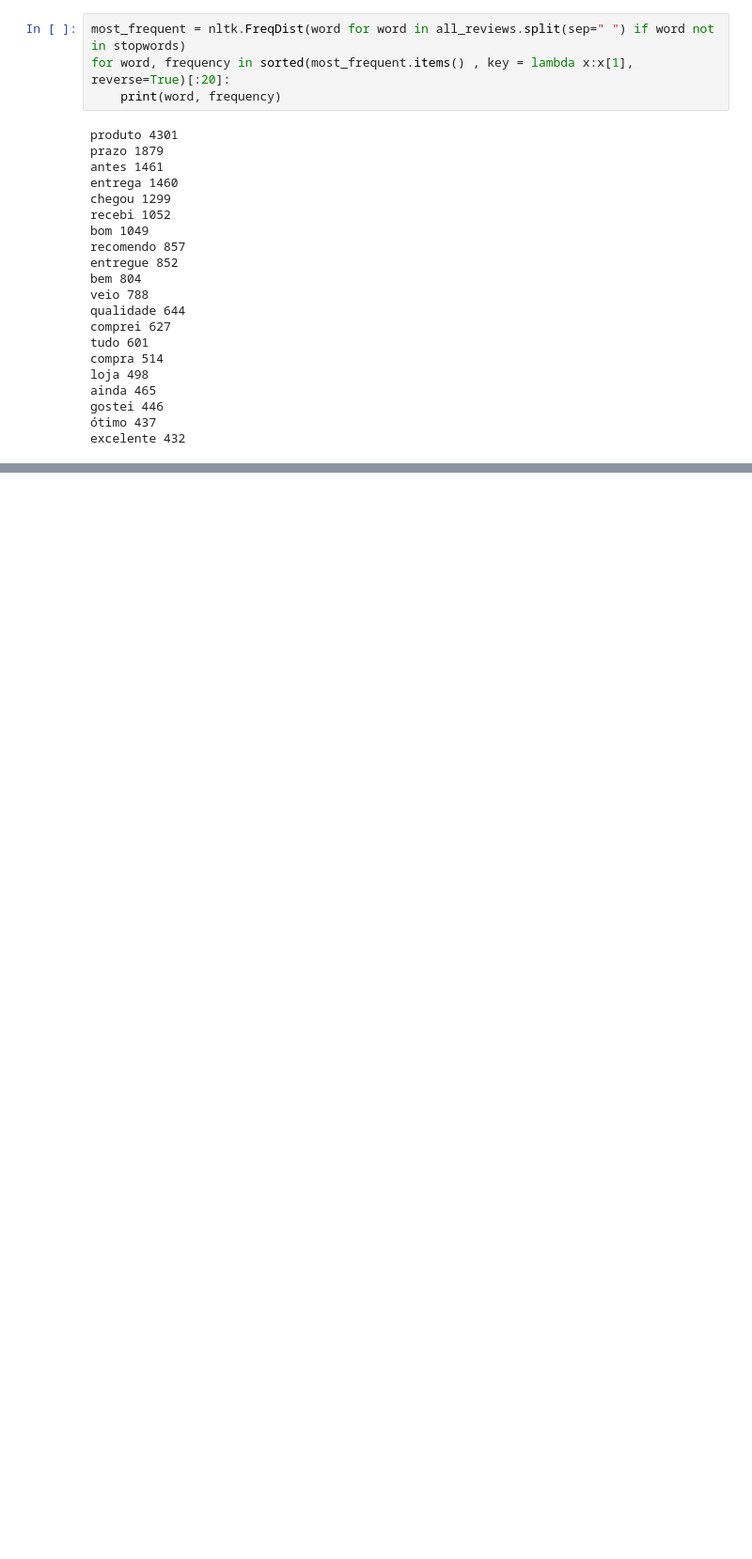
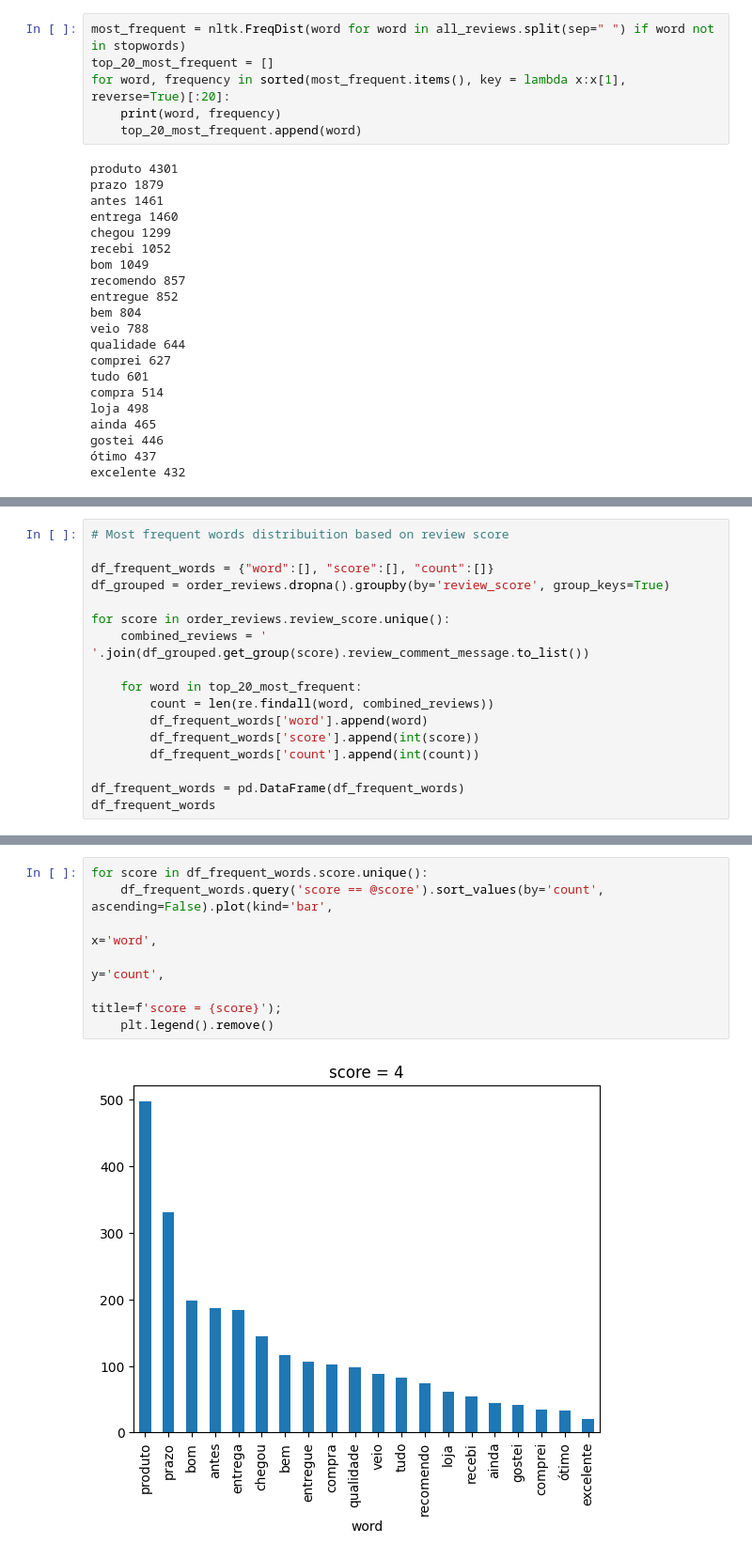
Before and after one commit to gabriela123-dev/brecom-analysis, a Jupyter notebook: brecom_analysis.ipynb, the cells around one changed output, grey strips where cells are left out. Shown at 94% size. Drawn from its saved outputs; the diff is of its cells as text; blank space fills up the shorter version.

Commit message:
calculated most frequent words total and by score

```diff
--- a/brecom_analysis.ipynb
+++ b/brecom_analysis.ipynb
@@ -588,7 +581,9 @@ ax.set_axis_off()
 # %%
 most_frequent = nltk.FreqDist(word for word in all_reviews.split(sep=" ") if word not in stopwords)
-for word, frequency in sorted(most_frequent.items() , key = lambda x:x[1], reverse=True)[:20]:
+top_20_most_frequent = []
+for word, frequency in sorted(most_frequent.items(), key = lambda x:x[1], reverse=True)[:20]:
     print(word, frequency)
+    top_20_most_frequent.append(word)
 # %% [output]
 produto 4301
 prazo 1879
@@ -612,0 +610,17 @@ excelente 432
+# %%
+# Most frequent words distribuition based on review score
+
+df_frequent_words = {"word":[], "score":[], "count":[]}
+df_grouped = order_reviews.dropna().groupby(by='review_score', group_keys=True)
+
+for score in order_reviews.review_score.unique():
+    combined_reviews = ' '.join(df_grouped.get_group(score).review_comment_message.to_list())
+
+    for word in top_20_most_frequent:
+        count = len(re.findall(word, combined_reviews))
+        df_frequent_words['word'].append(word)
+        df_frequent_words['score'].append(int(score))
+        df_frequent_words['count'].append(int(count))
+
+df_frequent_words = pd.DataFrame(df_frequent_words)
+df_frequent_words
@@ -612,0 +641,9 @@ excelente 432
+# %%
+for score in df_frequent_words.score.unique():
+    df_frequent_words.query('score == @score').sort_values(by='count', ascending=False).plot(kind='bar',
+                                                                                             x='word',
+                                                                                             y='count',
+                                                                                             title=f'score = {score}');
+    plt.legend().remove()
+# %% [output]
+[figure, added]
```
Also changed, not shown: parts of 7 cells of this notebook.
